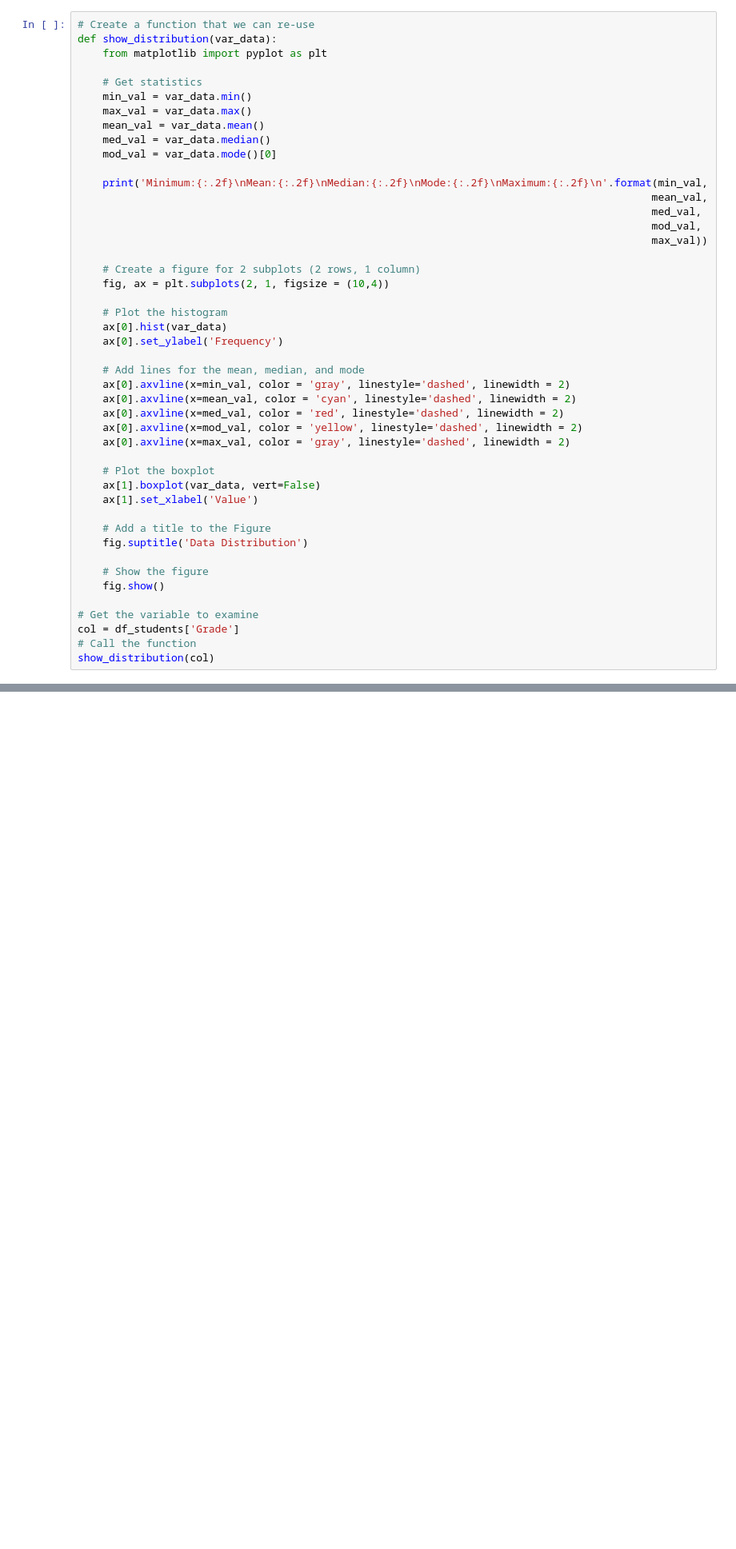
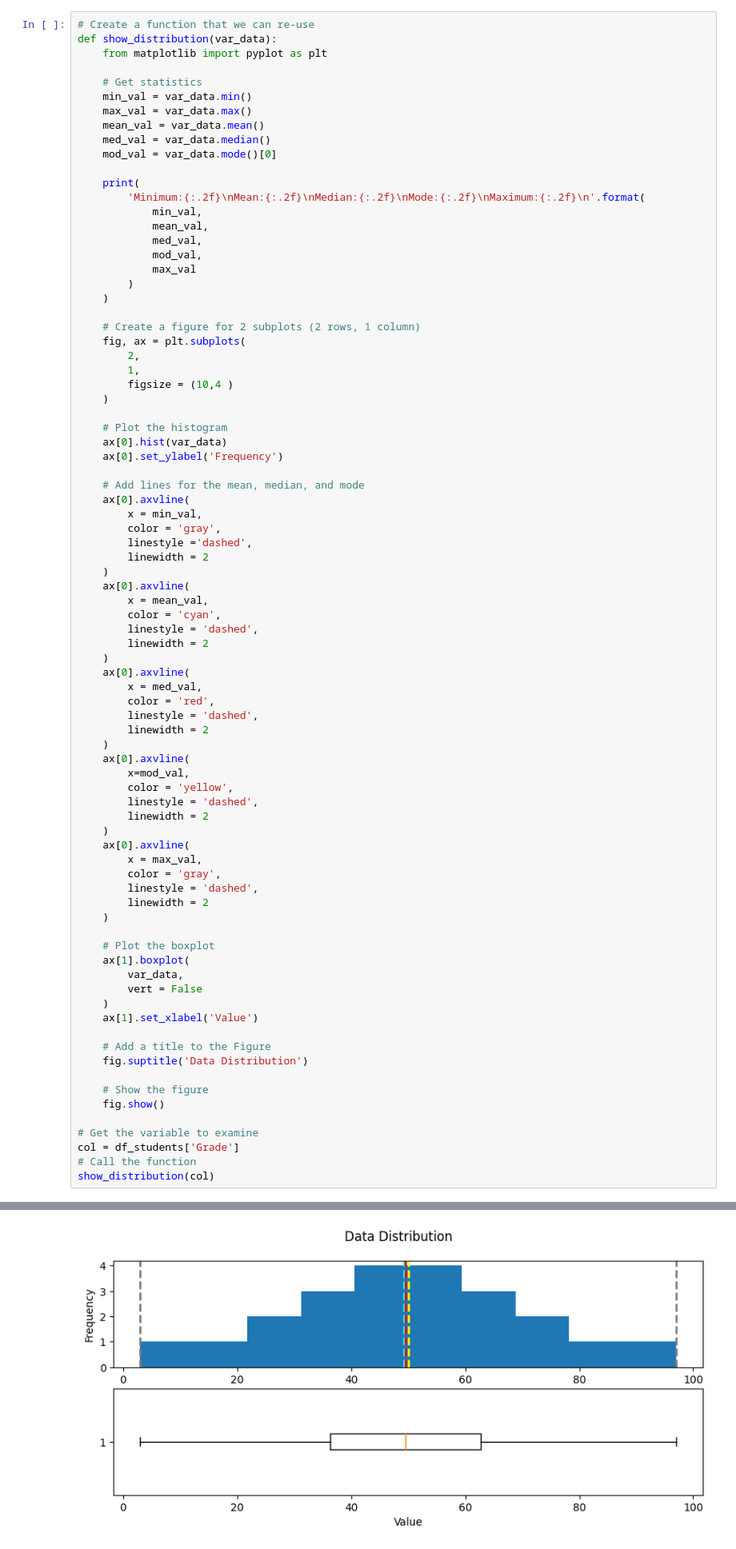
Before and after one commit to maisoehn/ml-basics, a Jupyter notebook: 01 - Data Exploration.ipynb, the cells around one changed output, grey strips where cells are left out. Shown at 80% size. Cells and saved outputs as stored; diff of their text form; blank space fills up the shorter version.

```diff
--- a/01 - Data Exploration.ipynb
+++ b/01 - Data Exploration.ipynb
@@ -737,28 +782,64 @@ def show_distribution(var_data):
     med_val = var_data.median()
     mod_val = var_data.mode()[0]
 
-    print('Minimum:{:.2f}\nMean:{:.2f}\nMedian:{:.2f}\nMode:{:.2f}\nMaximum:{:.2f}\n'.format(min_val,
-                                                                                            mean_val,
-                                                                                            med_val,
-                                                                                            mod_val,
-                                                                                            max_val))
+    print(
+        'Minimum:{:.2f}\nMean:{:.2f}\nMedian:{:.2f}\nMode:{:.2f}\nMaximum:{:.2f}\n'.format(
+            min_val,
+            mean_val,
+            med_val,
+            mod_val,
+            max_val
+        )
+    )
 
     # Create a figure for 2 subplots (2 rows, 1 column)
-    fig, ax = plt.subplots(2, 1, figsize = (10,4))
+    fig, ax = plt.subplots(
+        2,
+        1,
+        figsize = (10,4 )
+    )
 
     # Plot the histogram
     ax[0].hist(var_data)
     ax[0].set_ylabel('Frequency')
 
     # Add lines for the mean, median, and mode
-    ax[0].axvline(x=min_val, color = 'gray', linestyle='dashed', linewidth = 2)
-    ax[0].axvline(x=mean_val, color = 'cyan', linestyle='dashed', linewidth = 2)
-    ax[0].axvline(x=med_val, color = 'red', linestyle='dashed', linewidth = 2)
-    ax[0].axvline(x=mod_val, color = 'yellow', linestyle='dashed', linewidth = 2)
-    ax[0].axvline(x=max_val, color = 'gray', linestyle='dashed', linewidth = 2)
+    ax[0].axvline(
+        x = min_val,
+        color = 'gray',
+        linestyle ='dashed',
+        linewidth = 2
+    )
+    ax[0].axvline(
+        x = mean_val,
+        color = 'cyan',
+        linestyle = 'dashed',
+        linewidth = 2
+    )
+    ax[0].axvline(
+        x = med_val,
+        color = 'red',
+        linestyle = 'dashed',
+        linewidth = 2
+    )
+    ax[0].axvline(
+        x=mod_val,
+        color = 'yellow',
+        linestyle = 'dashed',
+        linewidth = 2
+    )
+    ax[0].axvline(
+        x = max_val,
+        color = 'gray',
+        linestyle = 'dashed',
+        linewidth = 2
+    )
 
     # Plot the boxplot
-    ax[1].boxplot(var_data, vert=False)
+    ax[1].boxplot(
+        var_data,
+        vert = False
+    )
     ax[1].set_xlabel('Value')
 
     # Add a title to the Figure
@@ -771,3 +852,4 @@ def show_distribution(var_data):
 col = df_students['Grade']
 # Call the function
 show_distribution(col)
+# %% [output]
@@ -774,3 +861,4 @@ show_distribution(col)
+[figure, added]
 # %% [markdown]
 All of the measurements of central tendency are right in the middle of the data distribution, which is symmetric with values becoming progressively lower in both directions from the middle.
 
```
Also changed, not shown: parts of 12 cells of this notebook.
